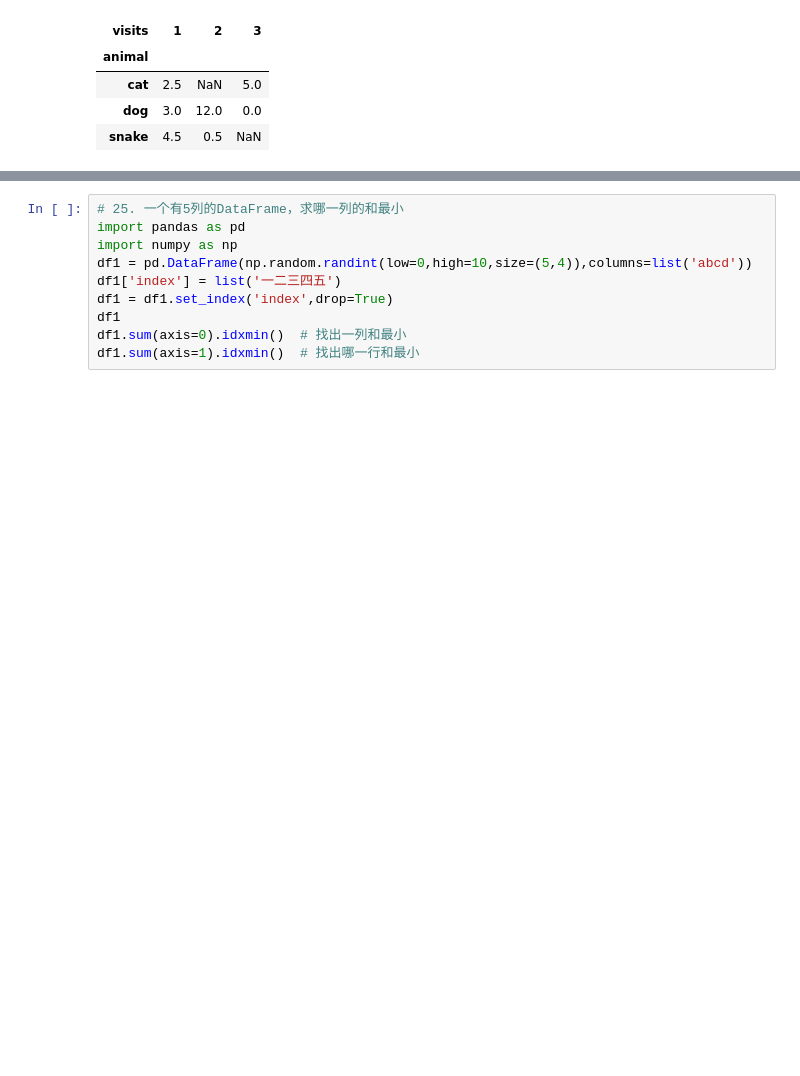
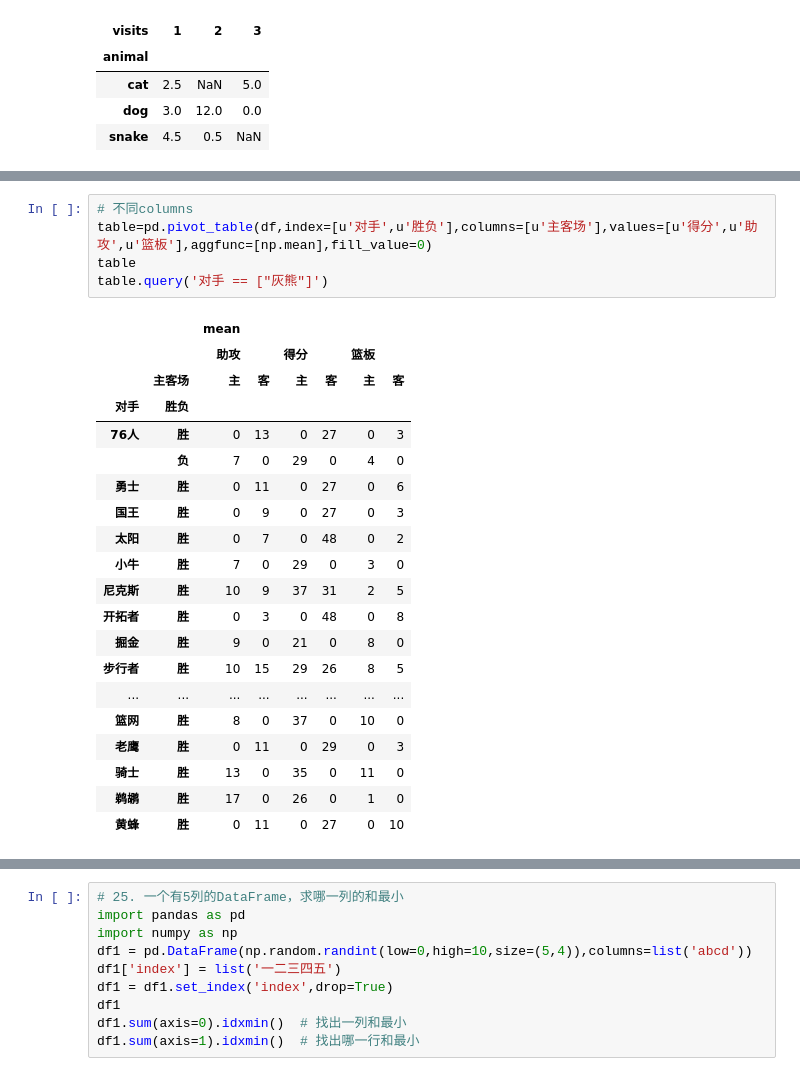
Before and after one commit to GuangwenSi/PDandNP, a Jupyter notebook: pandas学习.ipynb, the cells around one changed output, grey strips where cells are left out. Cells and saved outputs as stored; diff of their text form; blank space fills up the shorter version.

```diff
--- a/pandas学习.ipynb
+++ b/pandas学习.ipynb
@@ -297,0 +380,26 @@ table
+# %%
+# 不同columns
+table=pd.pivot_table(df,index=[u'对手',u'胜负'],columns=[u'主客场'],values=[u'得分',u'助攻',u'篮板'],aggfunc=[np.mean],fill_value=0)
+table
+table.query('对手 == ["灰熊"]')
+# %% [output]
+|  |  | mean |  |  |  |  |  |
+|  |  | 助攻 |  | 得分 |  | 篮板 |  |
+|  | 主客场 | 主 | 客 | 主 | 客 | 主 | 客 |
+| 对手 | 胜负 |  |  |  |  |  |  |
+| 76人 | 胜 | 0 | 13 | 0 | 27 | 0 | 3 |
+|  | 负 | 7 | 0 | 29 | 0 | 4 | 0 |
+| 勇士 | 胜 | 0 | 11 | 0 | 27 | 0 | 6 |
+| 国王 | 胜 | 0 | 9 | 0 | 27 | 0 | 3 |
+| 太阳 | 胜 | 0 | 7 | 0 | 48 | 0 | 2 |
+| 小牛 | 胜 | 7 | 0 | 29 | 0 | 3 | 0 |
+| 尼克斯 | 胜 | 10 | 9 | 37 | 31 | 2 | 5 |
+| 开拓者 | 胜 | 0 | 3 | 0 | 48 | 0 | 8 |
+| 掘金 | 胜 | 9 | 0 | 21 | 0 | 8 | 0 |
+| 步行者 | 胜 | 10 | 15 | 29 | 26 | 8 | 5 |
+| ... | ... | ... | ... | ... | ... | ... | ... |
+| 篮网 | 胜 | 8 | 0 | 37 | 0 | 10 | 0 |
+| 老鹰 | 胜 | 0 | 11 | 0 | 29 | 0 | 3 |
+| 骑士 | 胜 | 13 | 0 | 35 | 0 | 11 | 0 |
+| 鹈鹕 | 胜 | 17 | 0 | 26 | 0 | 1 | 0 |
+| 黄蜂 | 胜 | 0 | 11 | 0 | 27 | 0 | 10 |
```
Also changed, not shown: parts of 17 cells of this notebook.
